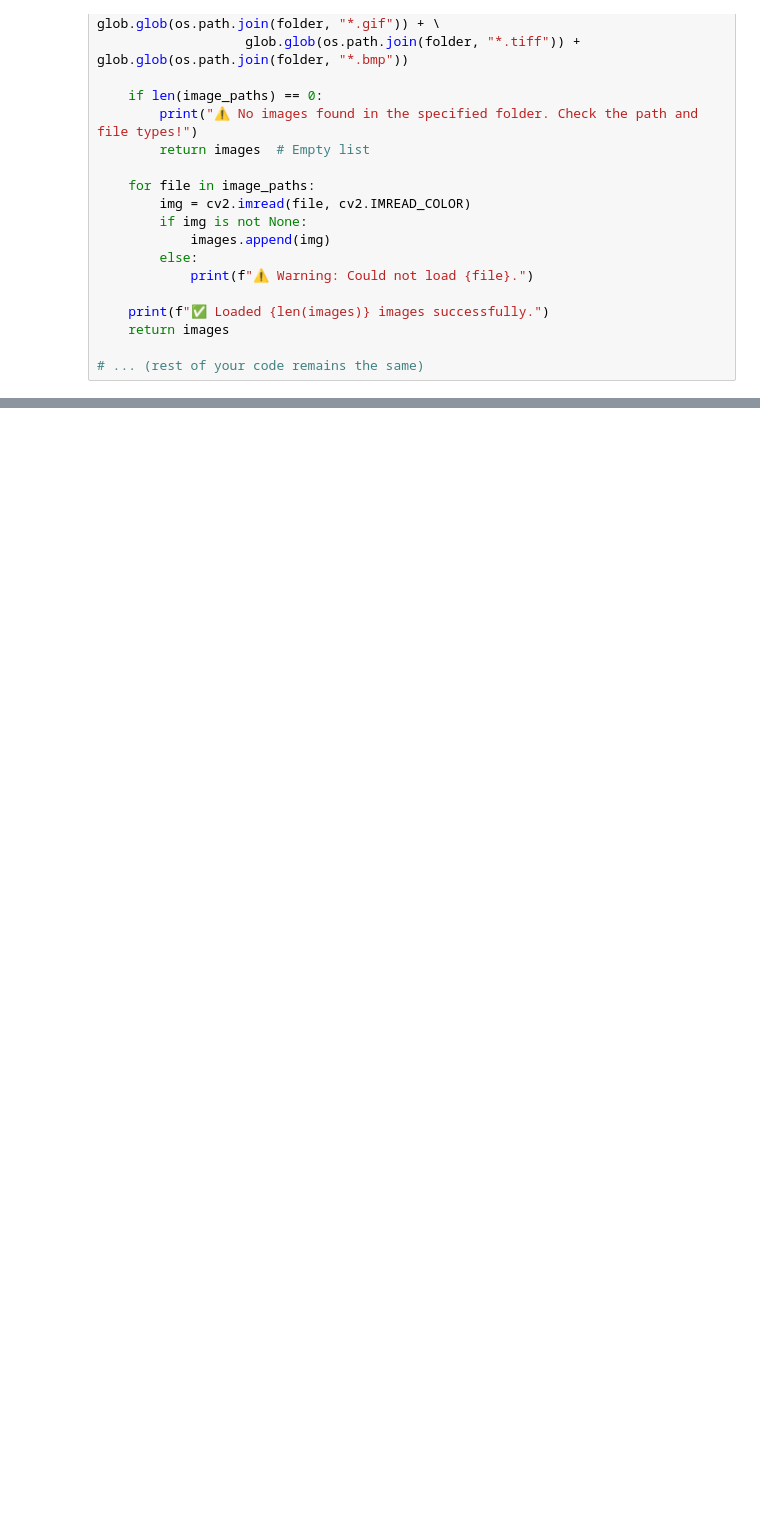
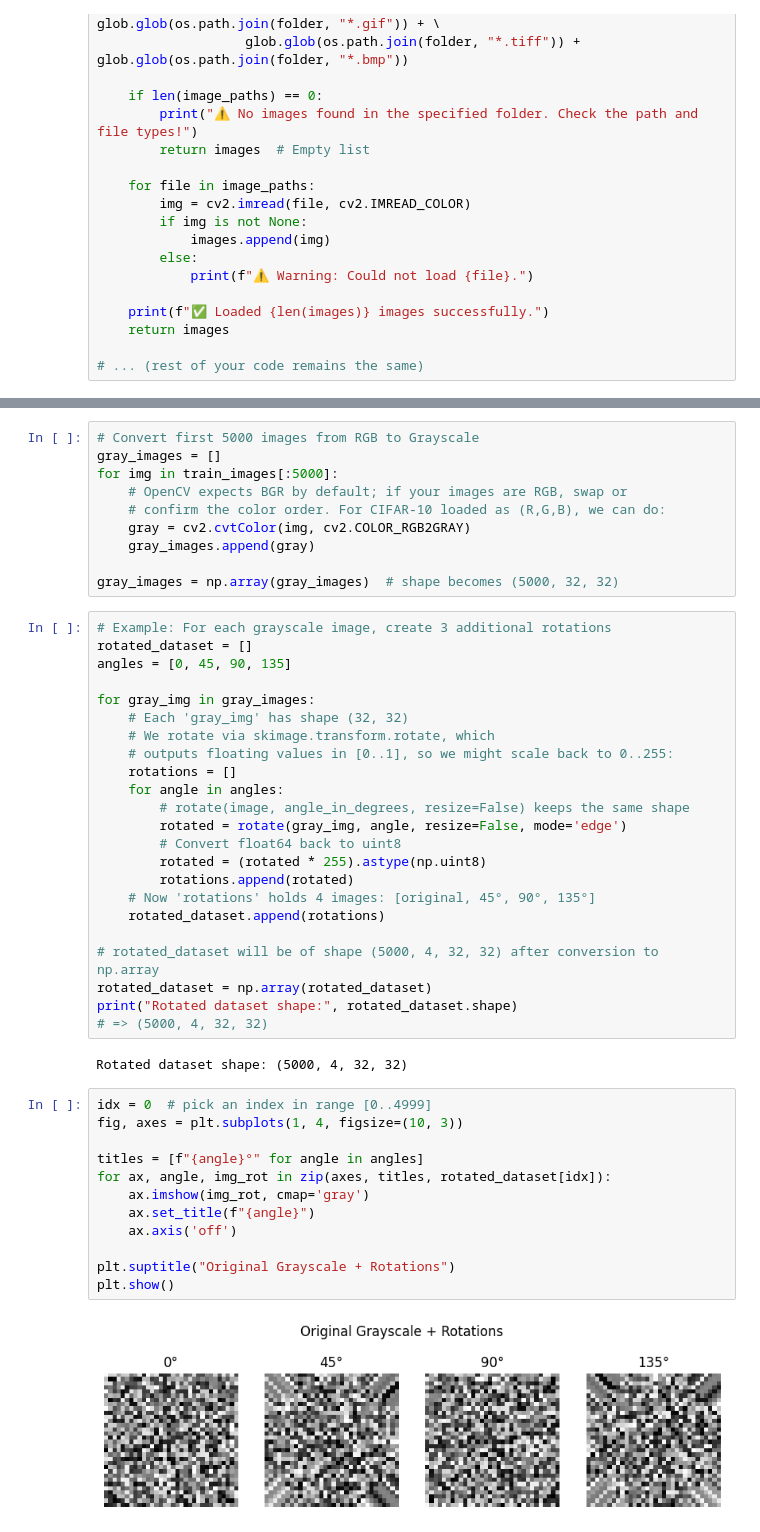
Before and after one commit to gitee-sis/SERC-Descriptor, a Jupyter notebook: Welcome_To_Colab.ipynb, the cells around one changed output, grey strips where cells are left out. Cells and saved outputs as stored; diff of their text form; blank space fills up the shorter version.

```diff
--- a/Welcome_To_Colab.ipynb
+++ b/Welcome_To_Colab.ipynb
@@ -637,0 +339,49 @@ These are a few of the notebooks from Google's online Machine Learning course. S
+# %%
+# Convert first 5000 images from RGB to Grayscale
+gray_images = []
+for img in train_images[:5000]:
+    # OpenCV expects BGR by default; if your images are RGB, swap or
+    # confirm the color order. For CIFAR-10 loaded as (R,G,B), we can do:
+    gray = cv2.cvtColor(img, cv2.COLOR_RGB2GRAY)
+    gray_images.append(gray)
+
+gray_images = np.array(gray_images)  # shape becomes (5000, 32, 32)
+# %%
+# Example: For each grayscale image, create 3 additional rotations
+rotated_dataset = []
+angles = [0, 45, 90, 135]
+
+for gray_img in gray_images:
+    # Each 'gray_img' has shape (32, 32)
+    # We rotate via skimage.transform.rotate, which
+    # outputs floating values in [0..1], so we might scale back to 0..255:
+    rotations = []
+    for angle in angles:
+        # rotate(image, angle_in_degrees, resize=False) keeps the same shape
+        rotated = rotate(gray_img, angle, resize=False, mode='edge')
+        # Convert float64 back to uint8
+        rotated = (rotated * 255).astype(np.uint8)
+        rotations.append(rotated)
+    # Now 'rotations' holds 4 images: [original, 45°, 90°, 135°]
+    rotated_dataset.append(rotations)
+
+# rotated_dataset will be of shape (5000, 4, 32, 32) after conversion to np.array
+rotated_dataset = np.array(rotated_dataset)
+print("Rotated dataset shape:", rotated_dataset.shape)
+# => (5000, 4, 32, 32)
+# %% [output]
+Rotated dataset shape: (5000, 4, 32, 32)
+# %%
+idx = 0  # pick an index in range [0..4999]
+fig, axes = plt.subplots(1, 4, figsize=(10, 3))
+
+titles = [f"{angle}°" for angle in angles]
+for ax, angle, img_rot in zip(axes, titles, rotated_dataset[idx]):
+    ax.imshow(img_rot, cmap='gray')
+    ax.set_title(f"{angle}")
+    ax.axis('off')
+
+plt.suptitle("Original Grayscale + Rotations")
+plt.show()
+# %% [output]
+[figure, added]
```
Also changed, not shown: parts of 19 cells of this notebook.
